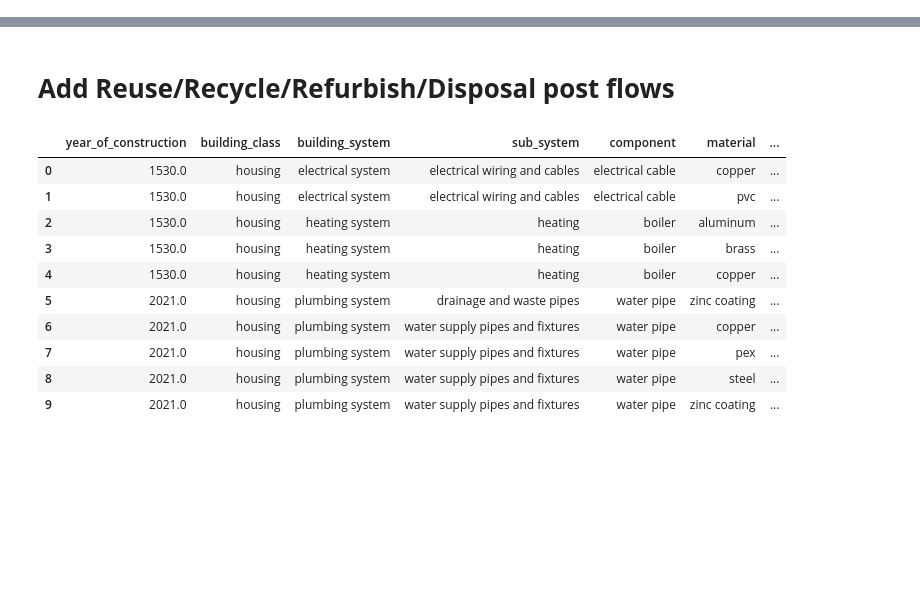
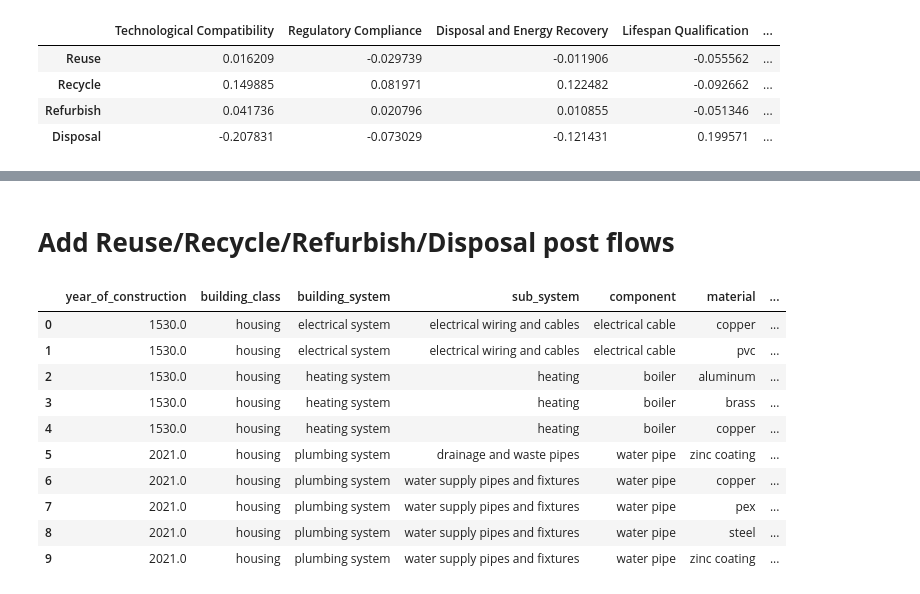
Before and after one commit to shuyanxiong/Integrated_Framework_Stock_Estimation, a Jupyter notebook: CCP.ipynb, the cells around one changed output, grey strips where cells are left out. Cells and saved outputs as stored; diff of their text form; code cells hidden in the pictures; blank space fills up the shorter version.

```diff
--- a/CCP.ipynb
+++ b/CCP.ipynb
@@ -310,0 +185,61 @@ plt.show()
+# %%
+# inverse modeling to estimate the weights for the model based on current practice
+# # Full code to reconstruct the entire modeling process as a standalone script
+
+# Step 1: Imports
+import pandas as pd
+from sklearn.preprocessing import MinMaxScaler
+from sklearn.linear_model import Ridge
+
+# Step 2: Data definition
+# Component features
+feature_data = {
+    "Component": [
+        "Electrical Cable", "Boiler", "Water Pipe", "Air Duct", "Radiator",
+        "Heat Pump", "Toilet", "Sink", "Shower", "Bathtub"
+    ],
+    "Material": [
+        "Copper", "Steel", "PEX", "Aluminum", "Steel",
+        "Steel", "Ceramic", "Ceramic", "Ceramic", "Ceramic"
+    ],
+    "Technological Compatibility": [5, 5, 5, 1, 1, 5, 5, 5, 5, 5],
+    "Regulatory Compliance": [5, 5, 1, 1, 1, 5, 5, 5, 5, 5],
+    "Disposal and Energy Recovery": [5, 5, 5, 5, 5, 5, 1, 1, 1, 1],
+    "Lifespan Qualification": [1, 3, 1, 1, 3, 3, 4, 4, 4, 4],
+    "New/Good Condition/Disassembly Easiness": [1, 3, 1, 1, 3, 3, 4, 4, 4, 4],
+    "Cost-Effective": [1, 4, 1, 5, 5, 5, 3, 3, 3, 3],
+    "Metal Content": [5, 5, 1, 5, 5, 5, 1, 1, 1, 1]
+}
+df_features = pd.DataFrame(feature_data)
+
+# Current practice percentage
+pathway_data = {
+    "Reuse": [0.1, 0.05, 0.2, 0.15, 0.05, 0.05, 0.1, 0.1, 0.05, 0.05],
+    "Recycle": [0.4, 0.5, 0.3, 0.45, 0.25, 0.55, 0.2, 0.2, 0.15, 0.15],
+    "Refurbish": [0.1, 0.1, 0.1, 0.15, 0.05, 0.15, 0.05, 0.05, 0.05, 0.05],
+    "Disposal": [0.4, 0.35, 0.4, 0.25, 0.65, 0.25, 0.65, 0.65, 0.75, 0.75]
+}
+df_pathways = pd.DataFrame(pathway_data)
+
+# Step 3: Feature normalization
+features = [
+    "Technological Compatibility", "Regulatory Compliance", "Disposal and Energy Recovery",
+    "Lifespan Qualification", "New/Good Condition/Disassembly Easiness",
+    "Cost-Effective", "Metal Content"
+]
+scaler = MinMaxScaler()
+X_features = scaler.fit_transform(df_features[features])
+
+# Step 4: Fit Ridge regression model to estimate weights
+reg_model = Ridge(alpha=0.1)
+reg_model.fit(X_features, df_pathways)
+
+# Step 5: Extract and display the weights
+weights_df = pd.DataFrame(reg_model.coef_, columns=features, index=["Reuse", "Recycle", "Refurbish", "Disposal"])
+weights_df
+# %% [output]
+|  | Technological Compatibility | Regulatory Compliance | Disposal and Energy Recovery | Lifespan Qualification | ... |
+| Reuse | 0.016209 | -0.029739 | -0.011906 | -0.055562 | ... |
+| Recycle | 0.149885 | 0.081971 | 0.122482 | -0.092662 | ... |
+| Refurbish | 0.041736 | 0.020796 | 0.010855 | -0.051346 | ... |
+| Disposal | -0.207831 | -0.073029 | -0.121431 | 0.199571 | ... |
```
Also changed, not shown: parts of 10 cells of this notebook.
